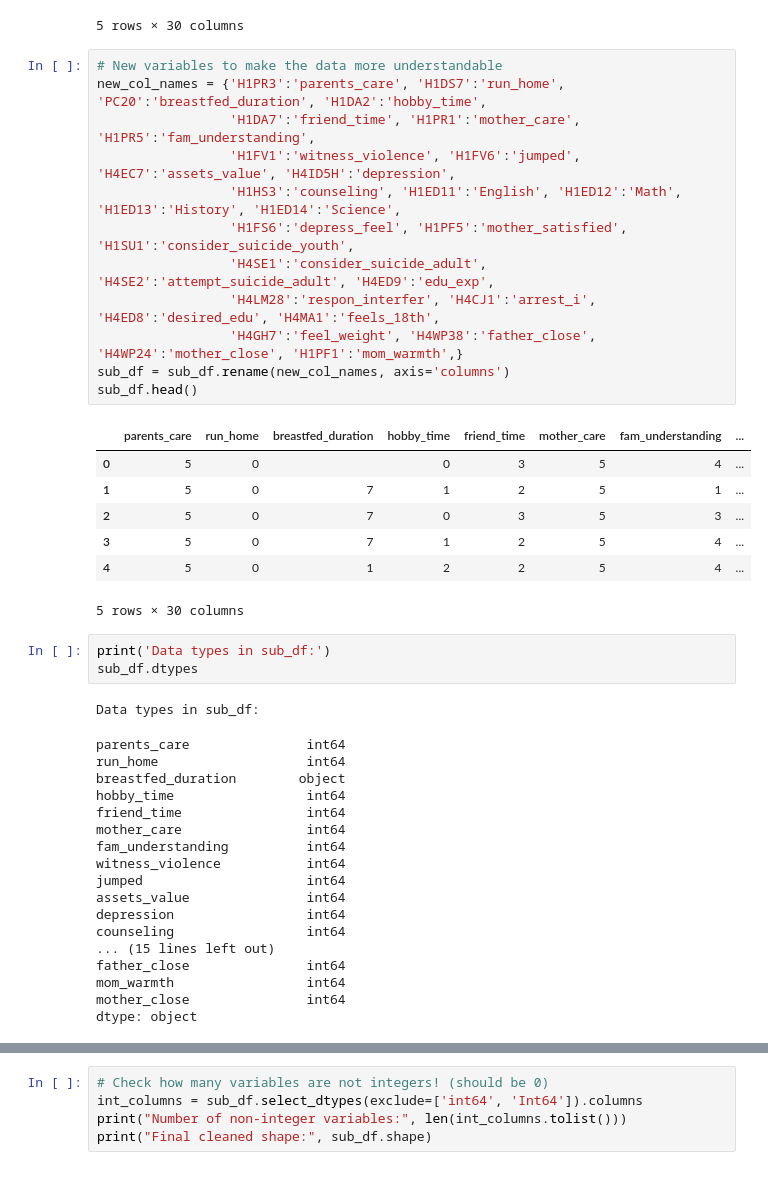
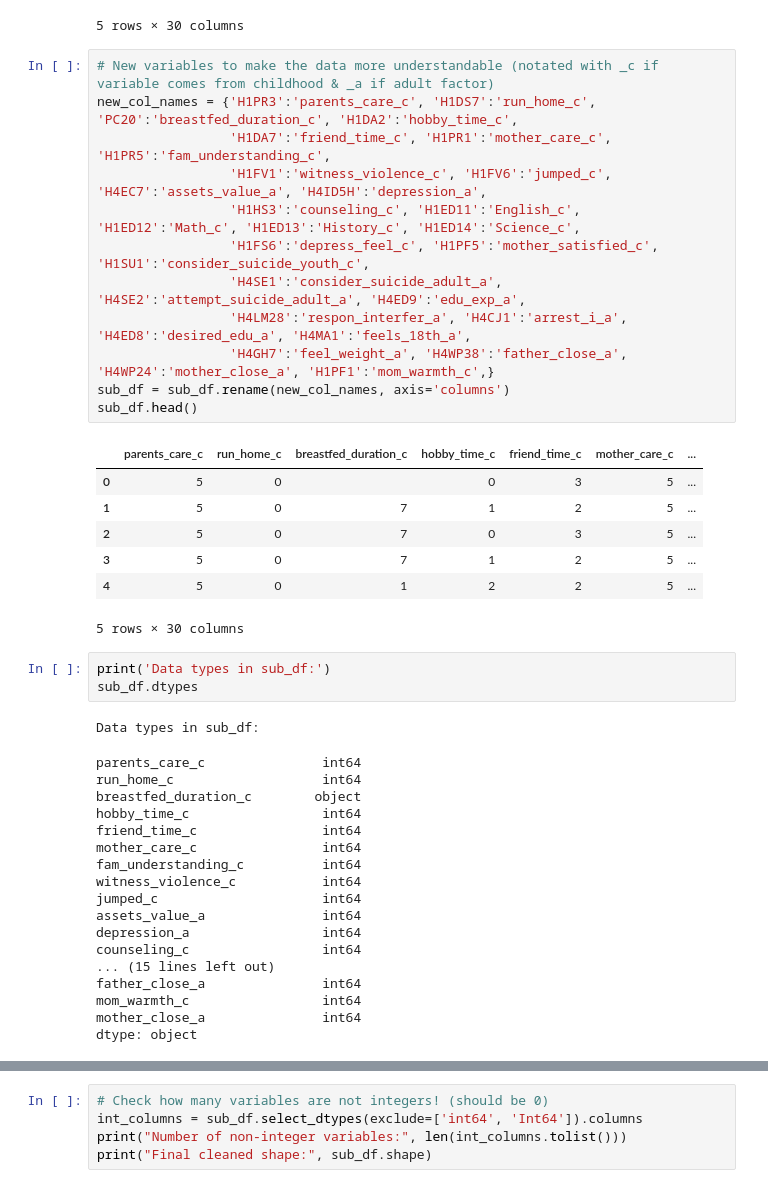
Before and after one commit to alyssaqle/COGS-108---Longitudinal-Mental-Health-Analysis, a Jupyter notebook: DataCheckpoint_Group055_SP25.ipynb, the cells around one changed output, grey strips where cells are left out. Saved outputs shown, nothing was run; the diff lists cells and outputs as text.

```diff
--- a/DataCheckpoint_Group055_SP25.ipynb
+++ b/DataCheckpoint_Group055_SP25.ipynb
@@ -107,46 +107,46 @@ sub_df.head()
 | 4 | 5 | 0 | 1 | 2 | 2 | 5 | 4 | 0 | 0 | 1 | ... | ... |
 5 rows × 30 columns
 # %%
-# New variables to make the data more understandable
-new_col_names = {'H1PR3':'parents_care', 'H1DS7':'run_home', 'PC20':'breastfed_duration', 'H1DA2':'hobby_time',
-                 'H1DA7':'friend_time', 'H1PR1':'mother_care', 'H1PR5':'fam_understanding',
-                 'H1FV1':'witness_violence', 'H1FV6':'jumped', 'H4EC7':'assets_value', 'H4ID5H':'depression',
-                 'H1HS3':'counseling', 'H1ED11':'English', 'H1ED12':'Math', 'H1ED13':'History', 'H1ED14':'Science',
-                 'H1FS6':'depress_feel', 'H1PF5':'mother_satisfied', 'H1SU1':'consider_suicide_youth',
-                 'H4SE1':'consider_suicide_adult', 'H4SE2':'attempt_suicide_adult', 'H4ED9':'edu_exp',
-                 'H4LM28':'respon_interfer', 'H4CJ1':'arrest_i', 'H4ED8':'desired_edu', 'H4MA1':'feels_18th',
-                 'H4GH7':'feel_weight', 'H4WP38':'father_close', 'H4WP24':'mother_close', 'H1PF1':'mom_warmth',}
+# New variables to make the data more understandable (notated with _c if variable comes from childhood & _a if adult factor)
+new_col_names = {'H1PR3':'parents_care_c', 'H1DS7':'run_home_c', 'PC20':'breastfed_duration_c', 'H1DA2':'hobby_time_c',
+                 'H1DA7':'friend_time_c', 'H1PR1':'mother_care_c', 'H1PR5':'fam_understanding_c',
+                 'H1FV1':'witness_violence_c', 'H1FV6':'jumped_c', 'H4EC7':'assets_value_a', 'H4ID5H':'depression_a',
+                 'H1HS3':'counseling_c', 'H1ED11':'English_c', 'H1ED12':'Math_c', 'H1ED13':'History_c', 'H1ED14':'Science_c',
+                 'H1FS6':'depress_feel_c', 'H1PF5':'mother_satisfied_c', 'H1SU1':'consider_suicide_youth_c',
+                 'H4SE1':'consider_suicide_adult_a', 'H4SE2':'attempt_suicide_adult_a', 'H4ED9':'edu_exp_a',
+                 'H4LM28':'respon_interfer_a', 'H4CJ1':'arrest_i_a', 'H4ED8':'desired_edu_a', 'H4MA1':'feels_18th_a',
+                 'H4GH7':'feel_weight_a', 'H4WP38':'father_close_a', 'H4WP24':'mother_close_a', 'H1PF1':'mom_warmth_c',}
 sub_df = sub_df.rename(new_col_names, axis='columns')
 sub_df.head()
 # %% [output]
-|  | parents_care | run_home | breastfed_duration | hobby_time | friend_time | mother_care | fam_understanding | ... |
-| 0 | 5 | 0 |  | 0 | 3 | 5 | 4 | ... |
-| 1 | 5 | 0 | 7 | 1 | 2 | 5 | 1 | ... |
-| 2 | 5 | 0 | 7 | 0 | 3 | 5 | 3 | ... |
-| 3 | 5 | 0 | 7 | 1 | 2 | 5 | 4 | ... |
-| 4 | 5 | 0 | 1 | 2 | 2 | 5 | 4 | ... |
+|  | parents_care_c | run_home_c | breastfed_duration_c | hobby_time_c | friend_time_c | mother_care_c | ... |
+| 0 | 5 | 0 |  | 0 | 3 | 5 | ... |
+| 1 | 5 | 0 | 7 | 1 | 2 | 5 | ... |
+| 2 | 5 | 0 | 7 | 0 | 3 | 5 | ... |
+| 3 | 5 | 0 | 7 | 1 | 2 | 5 | ... |
+| 4 | 5 | 0 | 1 | 2 | 2 | 5 | ... |
 5 rows × 30 columns
 # %%
 print('Data types in sub_df:')
 sub_df.dtypes
 # %% [output]
 Data types in sub_df:
-parents_care               int64
-run_home                   int64
-breastfed_duration        object
-hobby_time                 int64
-friend_time                int64
-mother_care                int64
-fam_understanding          int64
-witness_violence           int64
-jumped                     int64
-assets_value               int64
-depression                 int64
-counseling                 int64
+parents_care_c               int64
+run_home_c                   int64
+breastfed_duration_c        object
+hobby_time_c                 int64
+friend_time_c                int64
+mother_care_c                int64
+fam_understanding_c          int64
+witness_violence_c           int64
+jumped_c                     int64
+assets_value_a               int64
+depression_a                 int64
+counseling_c                 int64
 ... (15 lines left out)
-father_close               int64
-mom_warmth                 int64
-mother_close               int64
+father_close_a               int64
+mom_warmth_c                 int64
+mother_close_a               int64
 dtype: object
 # %%
 # remove spaces before converting the object data type columns to integers to avoid errors
```
Also changed, not shown: parts of 6 cells of this notebook.
